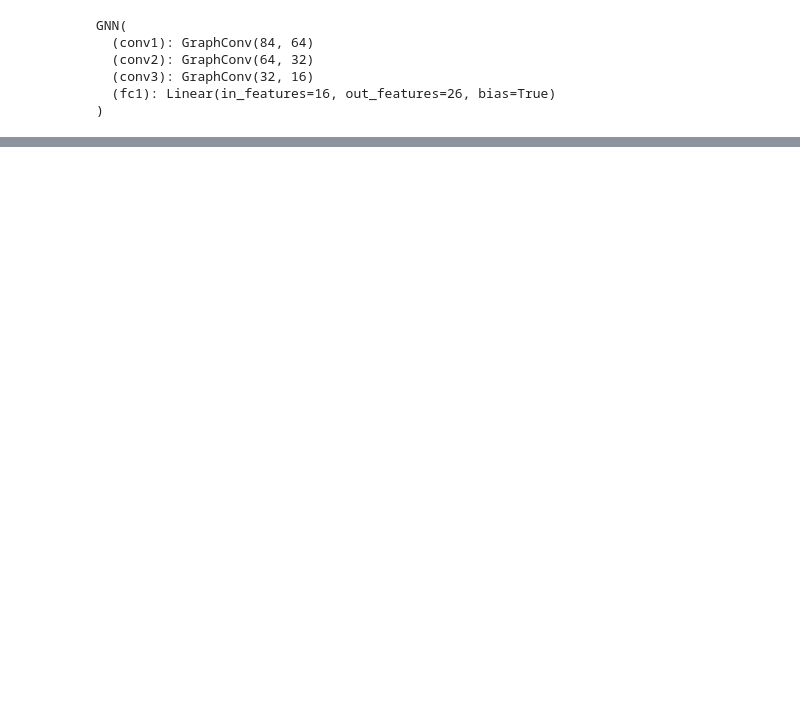
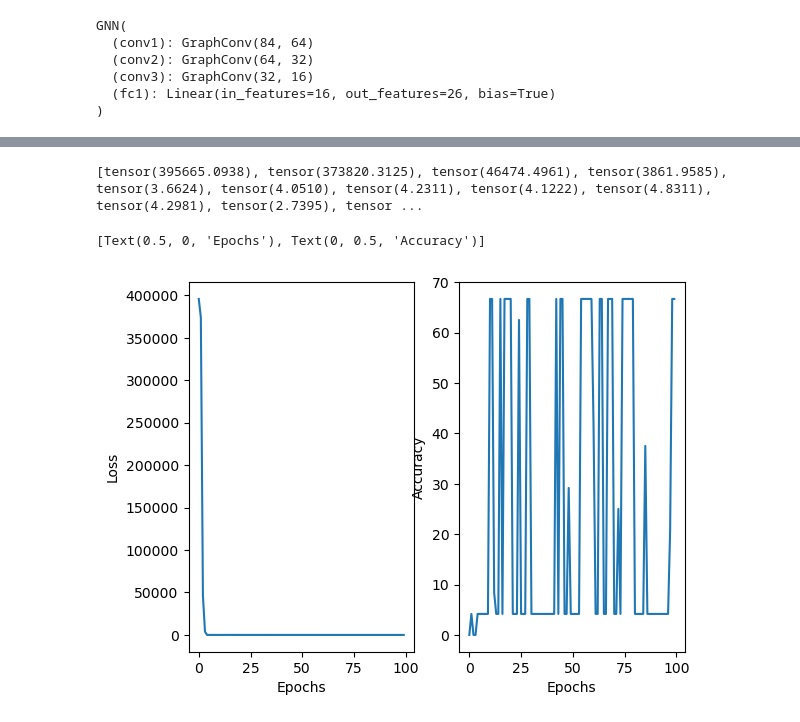
Before and after one commit to iamgiddyaboutgit/gnn_for_diabetes, a Jupyter notebook: src/gnn/ethnicity_prediction_v2.ipynb, the cells around one changed output, grey strips where cells are left out. Cells and saved outputs as stored; diff of their text form; code cells hidden in the pictures; blank space fills up the shorter version.

```diff
--- a/src/gnn/ethnicity_prediction_v2.ipynb
+++ b/src/gnn/ethnicity_prediction_v2.ipynb
@@ -421,0 +374,22 @@ KeyboardInterrupt:
+# %%
+total_loss = []
+accuracy_over_time = []
+def test(dataloader, model, loss_fn):
+    size = len(dataloader.dataset)
+    num_batches = len(dataloader)
+    model.eval()
+    test_loss, correct = 0, 0
+    with torch.no_grad():
+        for data in dataloader:
+            out = model(data.x.to(torch.float32).to(device), data.edge_index.to(device), data.batch.to(device))
+            loss = loss_fn(out, data.y.type(torch.LongTensor).to(device))
+            test_loss += loss
+            # print(out.shape)
+            # print(out.argmax(1))
+            # print(data.y)
+            correct += (out.argmax(1) == data.y.type(torch.LongTensor).to(device)).type(torch.float).sum().item()
+    test_loss /= num_batches
+    total_loss.append(test_loss.cpu())
+    correct /= size
+    accuracy_over_time.append(100*correct)
+    print(f"Valid Error: \n Accuracy: {(100*correct):>0.1f}%, Avg loss: {test_loss:>8f} \n")
@@ -421,0 +421,16 @@ KeyboardInterrupt:
+# %%
+import matplotlib.pyplot as plt
+
+figure, axis = plt.subplots(1, 2)
+num_epochs = range(100)
+print(total_loss)
+
+axis[0].plot(num_epochs, total_loss)
+axis[0].set(xlabel="Epochs", ylabel='Loss')
+
+axis[1].plot(num_epochs, accuracy_over_time)
+axis[1].set(xlabel="Epochs", ylabel='Accuracy')
+# %% [output]
+[tensor(395665.0938), tensor(373820.3125), tensor(46474.4961), tensor(3861.9585), tensor(3.6624), tensor(4.0510), tensor(4.2311), tensor(4.1222), tensor(4.8311), tensor(4.2981), tensor(2.7395), tensor ...
+[Text(0.5, 0, 'Epochs'), Text(0, 0.5, 'Accuracy')]
+[figure, added]
```
Also changed, not shown: parts of 6 cells of this notebook, 1 other file.
